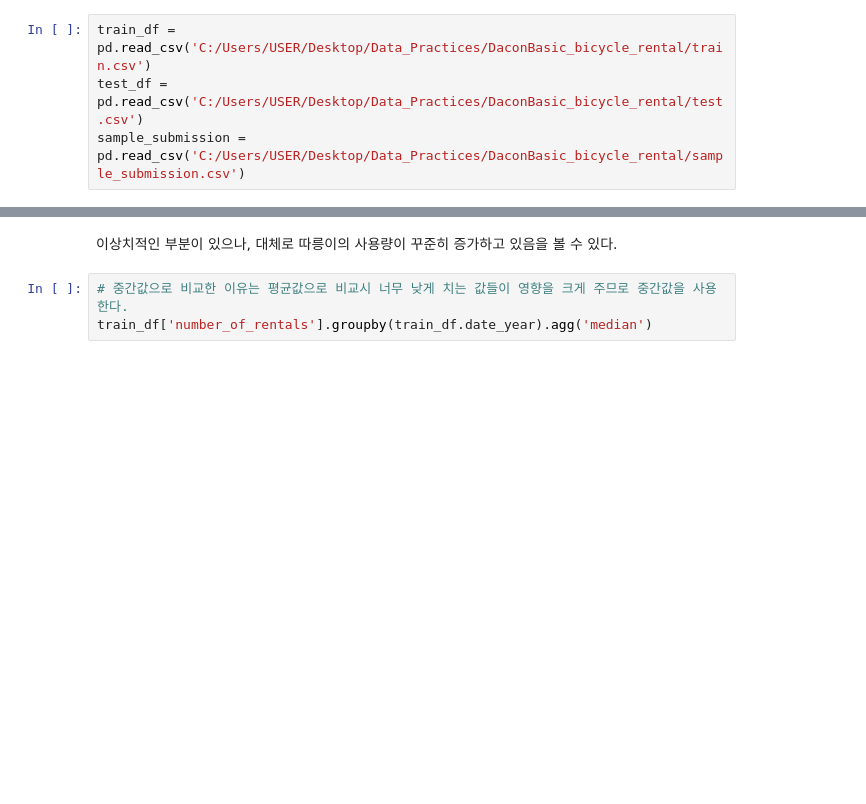
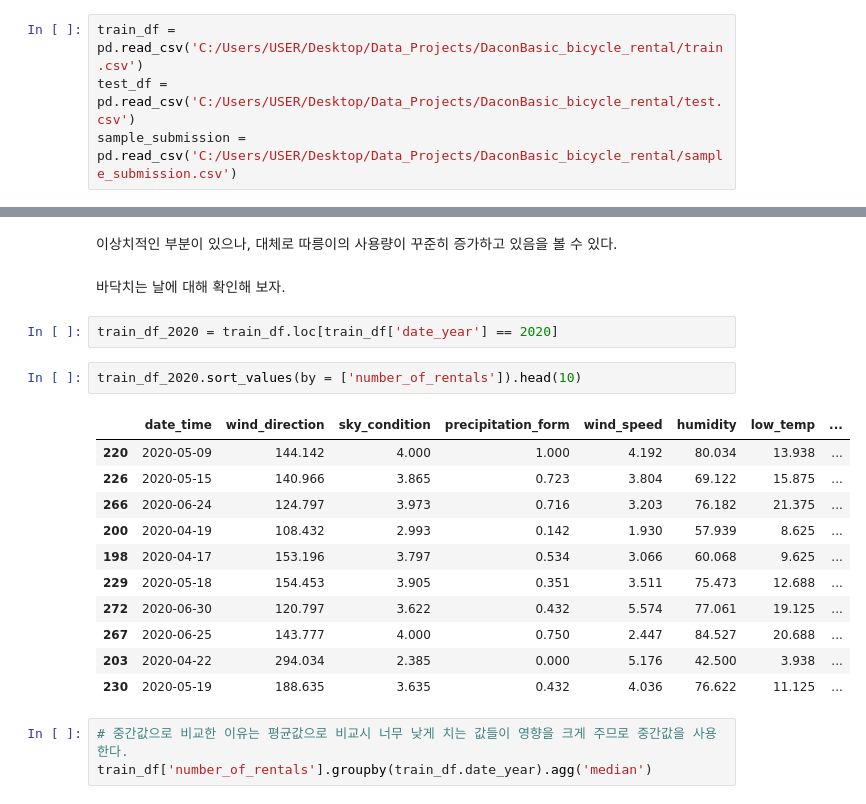
Before and after one commit to SeongwonTak/Data_projects, a Jupyter notebook: DaconBasic_bicycle_rental/bicycle_rental_prediction_작업과정.ipynb, the cells around one changed output, grey strips where cells are left out. Drawn from its saved outputs; the diff is of its cells as text; blank space fills up the shorter version.

```diff
--- a/DaconBasic_bicycle_rental/bicycle_rental_prediction_작업과정.ipynb
+++ b/DaconBasic_bicycle_rental/bicycle_rental_prediction_작업과정.ipynb
@@ -18,9 +18,9 @@ from xgboost import XGBRegressor
 
 from sklearn.model_selection import GridSearchCV
 # %%
-train_df = pd.read_csv('C:/Users/USER/Desktop/Data_Practices/DaconBasic_bicycle_rental/train.csv')
-test_df = pd.read_csv('C:/Users/USER/Desktop/Data_Practices/DaconBasic_bicycle_rental/test.csv')
-sample_submission = pd.read_csv('C:/Users/USER/Desktop/Data_Practices/DaconBasic_bicycle_rental/sample_submission.csv')
+train_df = pd.read_csv('C:/Users/USER/Desktop/Data_Projects/DaconBasic_bicycle_rental/train.csv')
+test_df = pd.read_csv('C:/Users/USER/Desktop/Data_Projects/DaconBasic_bicycle_rental/test.csv')
+sample_submission = pd.read_csv('C:/Users/USER/Desktop/Data_Projects/DaconBasic_bicycle_rental/sample_submission.csv')
 # %%
 train_df
 # %% [output]
@@ -153,6 +153,24 @@ sns.lineplot(x = 'month_day', y = 'number_of_rentals', data = train_df, hue = 'd
 [figure]
 # %% [markdown]
 이상치적인 부분이 있으나, 대체로 따릉이의 사용량이 꾸준히 증가하고 있음을 볼 수 있다.
+# %% [markdown]
+바닥치는 날에 대해 확인해 보자.
+# %%
+train_df_2020 = train_df.loc[train_df['date_year'] == 2020]
+# %%
+train_df_2020.sort_values(by = ['number_of_rentals']).head(10)
+# %% [output]
+|  | date_time | wind_direction | sky_condition | precipitation_form | wind_speed | humidity | low_temp | ... |
+| 220 | 2020-05-09 | 144.142 | 4.000 | 1.000 | 4.192 | 80.034 | 13.938 | ... |
+| 226 | 2020-05-15 | 140.966 | 3.865 | 0.723 | 3.804 | 69.122 | 15.875 | ... |
+| 266 | 2020-06-24 | 124.797 | 3.973 | 0.716 | 3.203 | 76.182 | 21.375 | ... |
+| 200 | 2020-04-19 | 108.432 | 2.993 | 0.142 | 1.930 | 57.939 | 8.625 | ... |
+| 198 | 2020-04-17 | 153.196 | 3.797 | 0.534 | 3.066 | 60.068 | 9.625 | ... |
+| 229 | 2020-05-18 | 154.453 | 3.905 | 0.351 | 3.511 | 75.473 | 12.688 | ... |
+| 272 | 2020-06-30 | 120.797 | 3.622 | 0.432 | 5.574 | 77.061 | 19.125 | ... |
+| 267 | 2020-06-25 | 143.777 | 4.000 | 0.750 | 2.447 | 84.527 | 20.688 | ... |
+| 203 | 2020-04-22 | 294.034 | 2.385 | 0.000 | 5.176 | 42.500 | 3.938 | ... |
+| 230 | 2020-05-19 | 188.635 | 3.635 | 0.432 | 4.036 | 76.622 | 11.125 | ... |
 # %%
 # 중간값으로 비교한 이유는 평균값으로 비교시 너무 낮게 치는 값들이 영향을 크게 주므로 중간값을 사용한다.
 train_df['number_of_rentals'].groupby(train_df.date_year).agg('median')
```
Also changed, not shown: parts of 1 cell of this notebook.
